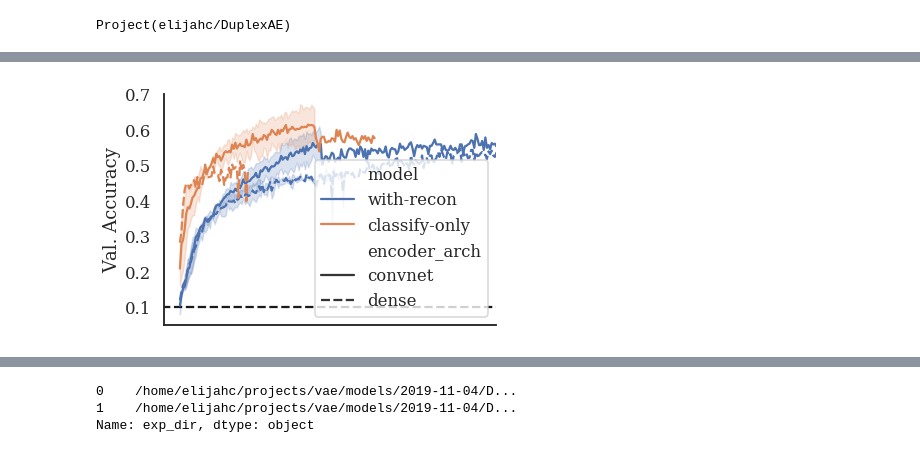
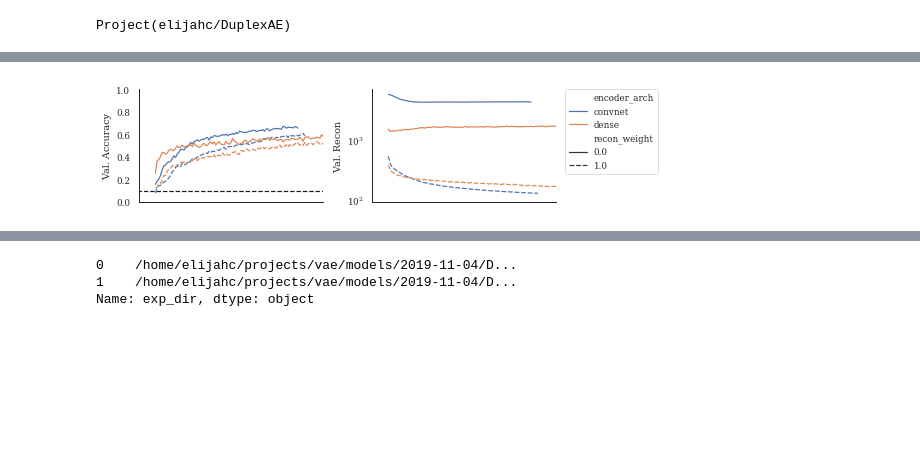
Before and after one commit to elijahc/vae, a Jupyter notebook: notebooks/06.5-Fig2.ipynb, the cells around one changed output, grey strips where cells are left out. Saved outputs shown, nothing was run; the diff lists cells and outputs as text; code cells hidden in the pictures; blank space fills up the shorter version.

```diff
--- a/notebooks/06.5-Fig2.ipynb
+++ b/notebooks/06.5-Fig2.ipynb
@@ -106,4 +103,6 @@ def fetch_experiment_channels(exps,channels,merge_cols=['id','encoder_arch']):
         for c in merge_cols:
             df[c]= conf[c]
         yield df
+# %%
+channels = pd.concat(fetch_experiment_channels(exps,['val_acc','C_loss','val_G_loss'],merge_cols=['id','encoder_arch','recon_weight']))
 # %%
@@ -116,17 +115,31 @@ nrecon_acc['model'] = 'classify-only'
 acc = pd.concat([recon_acc,nrecon_acc])
 # %%
 set_style()
-sns.set_context('talk')
-fig,ax = plt.subplots(1,1)
+sns.set_context('paper')
+fig,axs = plt.subplots(1,2,figsize=(8,2),sharex=True)
 
-sns.lineplot(x='x',y='val_acc',hue='model',style='encoder_arch',data=acc,ax=ax)
-ax.hlines(y=0.1,xmin=-11,xmax=500,linestyles='dashed')
+sns.lineplot(x='x',y='val_acc',hue='encoder_arch',style='recon_weight',data=channels,ax=axs[0],
+            legend=False,
+            )
+axs[0].set_ylim(0,1)
+axs[0].hlines(y=0.1,xmin=-11,xmax=500,linestyles='dashed')
 
-ax.set_xlim(-10,200)
-ax.get_xaxis().set_visible(False)
-ax.set_ylabel('Val. Accuracy')
+sns.lineplot(x='x',y='val_G_loss',hue='encoder_arch',style='recon_weight',data=channels,ax=axs[1],
+#              legend=False,
+            )
+axs[1].set_yscale('log')
+# axs[1].set_ylim(0,1000)
+axs[1].legend(bbox_to_anchor=(1.05, 1), loc=2, borderaxespad=0.)
+
+
+axs[0].set_xlim(-10,100)
+axs[0].get_xaxis().set_visible(False)
+axs[1].get_xaxis().set_visible(False)
+axs[0].set_ylabel('Val. Accuracy')
+axs[1].set_ylabel('Val. Recon')
+
 sns.despine(fig)
 plt.tight_layout()
 # %% [output]
-[figure, old version]
+[figure, new version]
 # %%
```
Also changed, not shown: parts of 22 cells of this notebook, 16 other files.
